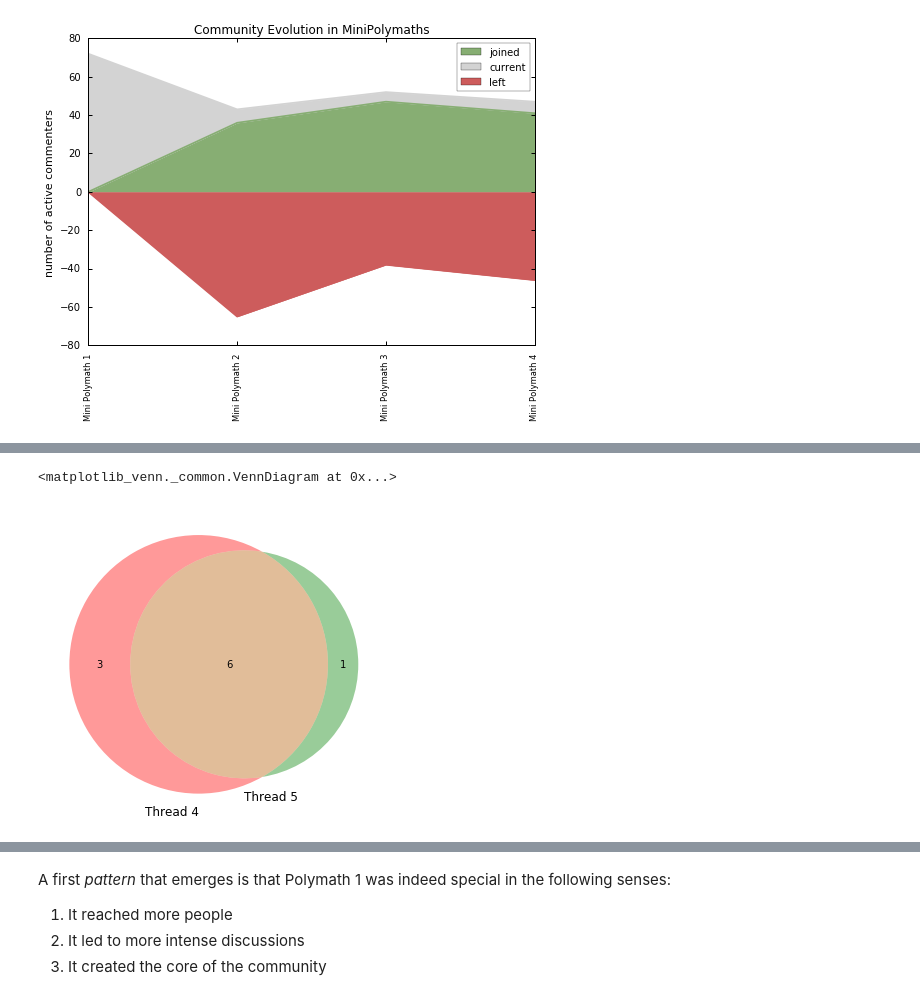
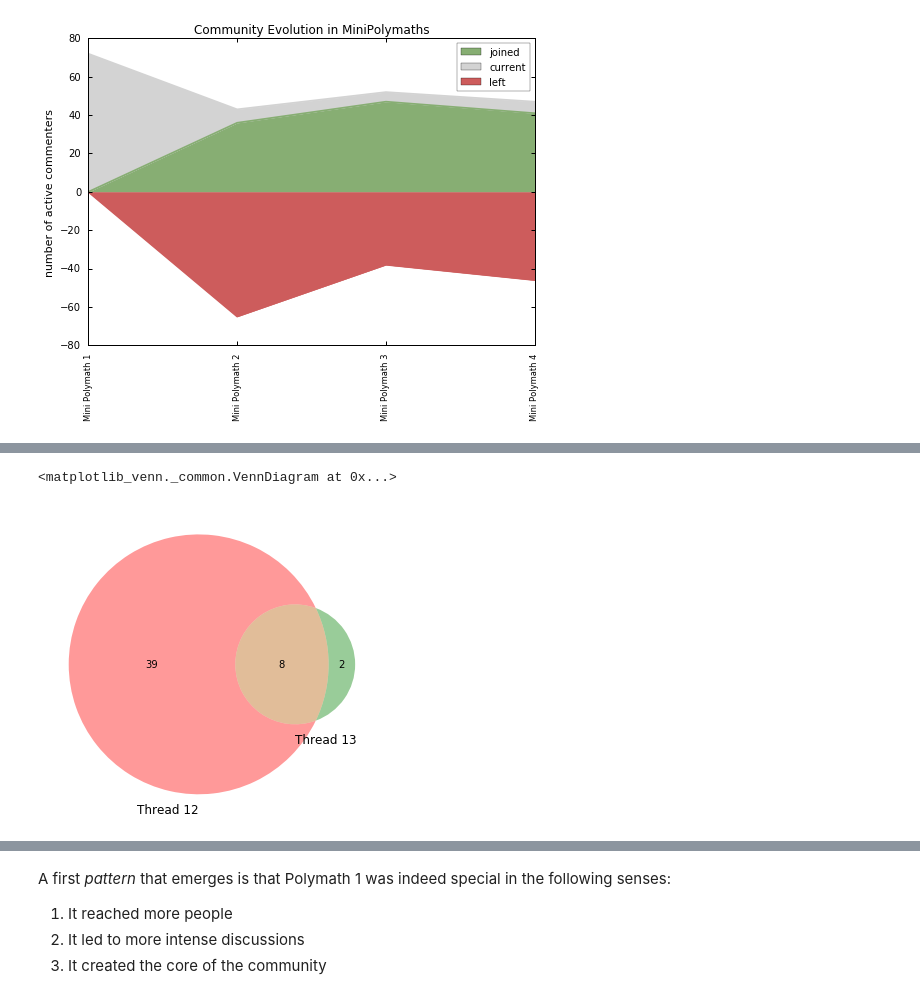
Before and after one commit to patrickallo/mathpracmod, a Jupyter notebook: Polymath Comparison.ipynb, the cells around one changed output, grey strips where cells are left out. Cells and saved outputs as stored; diff of their text form; code cells hidden in the pictures.

```diff
--- a/Polymath Comparison.ipynb
+++ b/Polymath Comparison.ipynb
@@ -576,9 +669,10 @@ process threads
 # %%
+
 from matplotlib_venn import venn2, venn3
-i=4
+i=12
 venn2([PM_FRAME.loc["Polymath 1"].iloc[i]['authors'],
-           PM_FRAME.loc["Polymath 1"].iloc[i+1]['authors']],
-          set_labels=['Thread {}'.format(i), 'Thread {}'.format(i+1)])
+               PM_FRAME.loc["Polymath 1"].iloc[i+1]['authors']],
+              set_labels=['Thread {}'.format(i), 'Thread {}'.format(i+1)])
 # %% [output]
 <matplotlib_venn._common.VennDiagram at 0x...>
-[figure, old version]
+[figure, new version]
```
Also changed, not shown: parts of 26 cells of this notebook, 20 other files.
